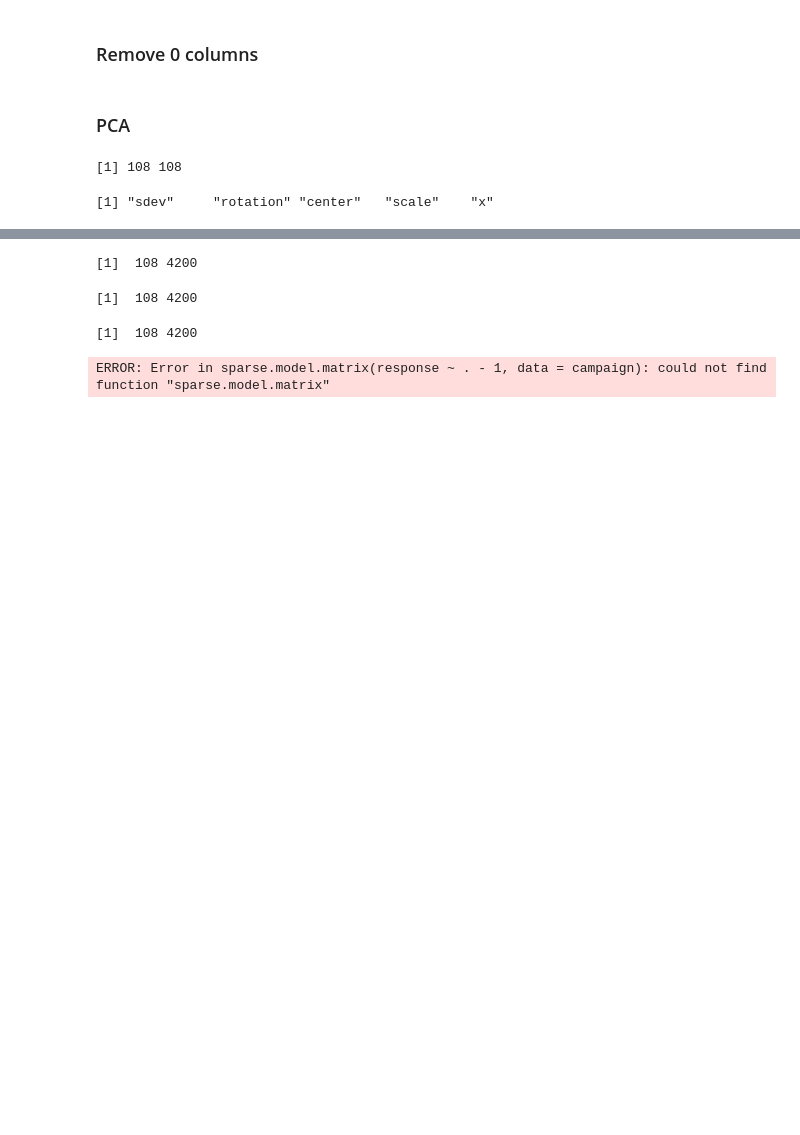
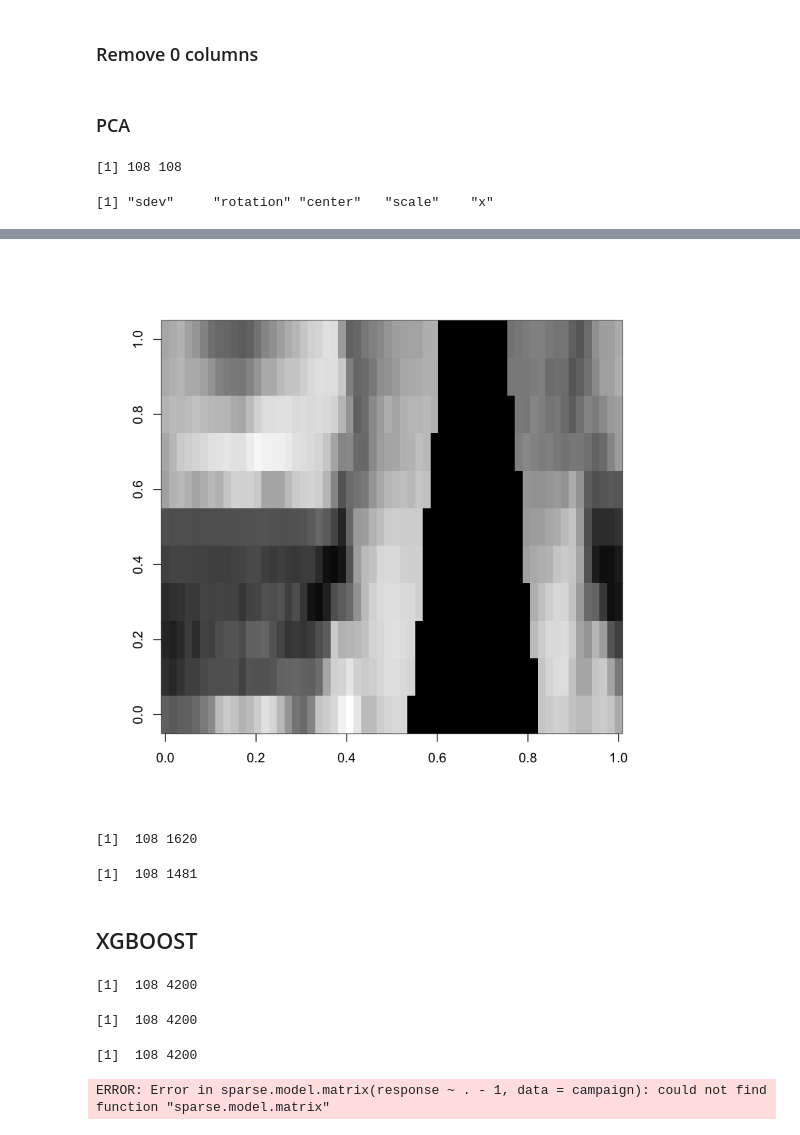
Before and after one commit to jbdouet/SY19_Project2, a Jupyter notebook: XGBOOST implementation .ipynb, the cells around one changed output, grey strips where cells are left out. Cells and saved outputs as stored; diff of their text form; code cells hidden in the pictures; blank space fills up the shorter version.

```diff
--- a/XGBOOST implementation .ipynb
+++ b/XGBOOST implementation .ipynb
@@ -124,0 +182,8 @@ Levels: anger disgust fear joy sadness surprise
+# %%
+# Selection zone bouche
+I14<-matrix(as.matrix(X_expressions[14,]),60,70)
+I14_mouth<-matrix(as.matrix(I14[2601:3260]),nrow = 60,ncol = 11)
+Imouth <- apply(I14_mouth, 1, rev)
+image(t(Imouth),col=gray(0:255 / 255))
+# %% [output]
+[figure, added]
@@ -124,0 +192,9 @@ Levels: anger disgust fear joy sadness surprise
+# %%
+dim(Xselected)
+# %% [output]
+[1]  108 1620
+# %%
+X_selproc<- Xselected[, !apply(Xselected == 0, 2, all)]
+dim(X_selproc)
+# %% [output]
+[1]  108 1481
@@ -125,3 +203,5 @@ Levels: anger disgust fear joy sadness surprise
+# %% [markdown]
+## XGBOOST
 # %%
 I<-matrix(as.matrix(X_expressions[14,]),60,70)
 I1 <- apply(I, 1, rev)
```
Also changed, not shown: parts of 16 cells of this notebook, 4 other files.
